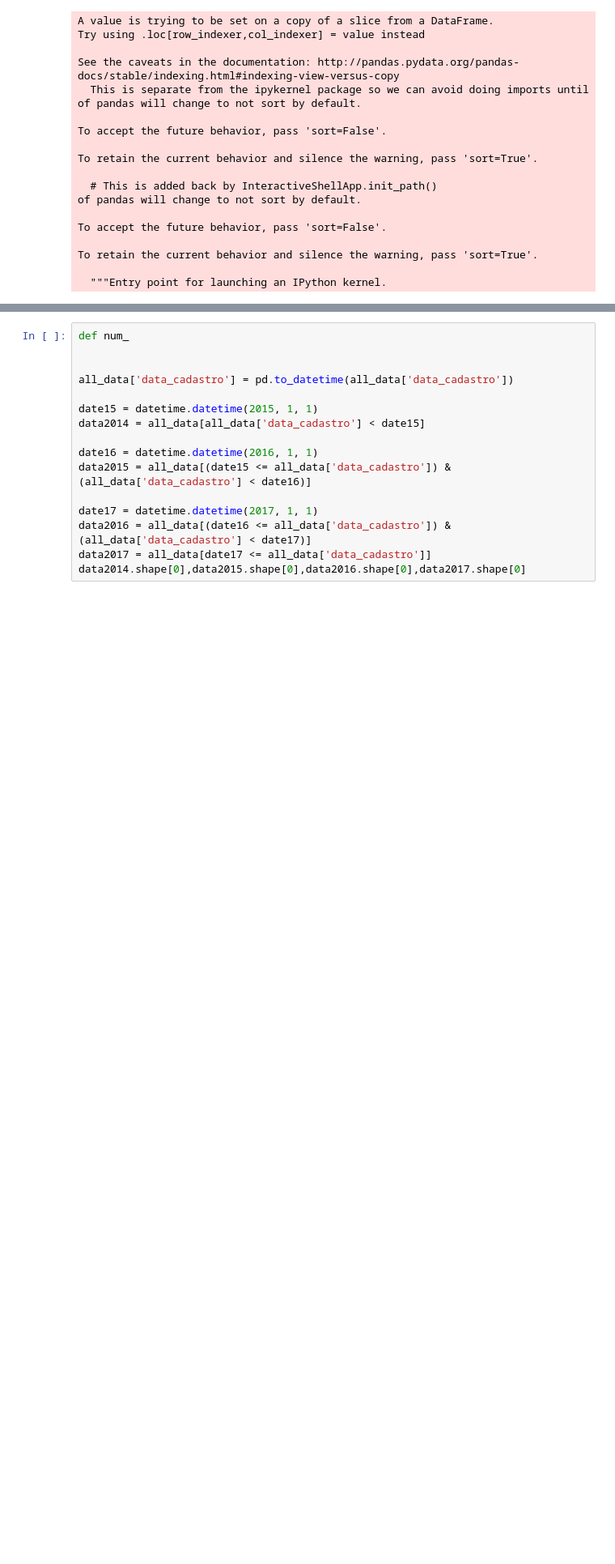
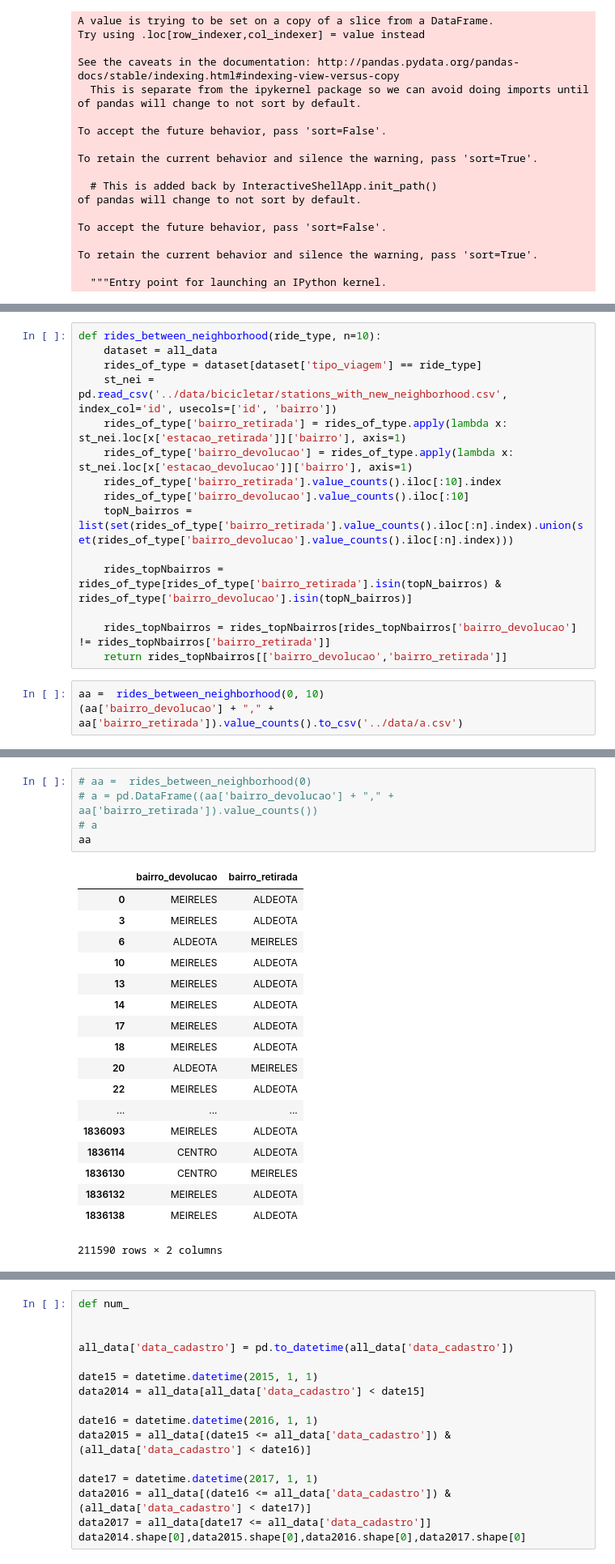
Before and after one commit to omadson/PhD, a Jupyter notebook: notebooks/create_new_datasets.ipynb, the cells around one changed output, grey strips where cells are left out. Shown: that part at 81% size. Drawn from its saved outputs; the diff is of its cells as text; blank space fills up the shorter version.

Commit message:
create dataset with rides between neighborhood

```diff
--- a/notebooks/create_new_datasets.ipynb
+++ b/notebooks/create_new_datasets.ipynb
@@ -245,0 +230,18 @@ sns.regplot(x='M_0', y='F_0', data=bb)
+# %%
+def rides_between_neighborhood(ride_type, n=10):
+    dataset = all_data
+    rides_of_type = dataset[dataset['tipo_viagem'] == ride_type]
+    st_nei = pd.read_csv('../data/bicicletar/stations_with_new_neighborhood.csv', index_col='id', usecols=['id', 'bairro'])
+    rides_of_type['bairro_retirada'] = rides_of_type.apply(lambda x: st_nei.loc[x['estacao_retirada']]['bairro'], axis=1)
+    rides_of_type['bairro_devolucao'] = rides_of_type.apply(lambda x: st_nei.loc[x['estacao_devolucao']]['bairro'], axis=1)
+    rides_of_type['bairro_retirada'].value_counts().iloc[:10].index
+    rides_of_type['bairro_devolucao'].value_counts().iloc[:10]
+    topN_bairros = list(set(rides_of_type['bairro_retirada'].value_counts().iloc[:n].index).union(set(rides_of_type['bairro_devolucao'].value_counts().iloc[:n].index)))
+
+    rides_topNbairros =   rides_of_type[rides_of_type['bairro_retirada'].isin(topN_bairros) & rides_of_type['bairro_devolucao'].isin(topN_bairros)]
+
+    rides_topNbairros = rides_topNbairros[rides_topNbairros['bairro_devolucao'] != rides_topNbairros['bairro_retirada']]
+    return rides_topNbairros[['bairro_devolucao','bairro_retirada']]
+# %%
+aa =  rides_between_neighborhood(0, 10)
+(aa['bairro_devolucao'] + "," + aa['bairro_retirada']).value_counts().to_csv('../data/a.csv')
@@ -245,0 +258,24 @@ sns.regplot(x='M_0', y='F_0', data=bb)
+# %%
+# aa =  rides_between_neighborhood(0)
+# a = pd.DataFrame((aa['bairro_devolucao'] + "," + aa['bairro_retirada']).value_counts())
+# a
+aa
+# %% [output]
+|  | bairro_devolucao | bairro_retirada |
+| 0 | MEIRELES | ALDEOTA |
+| 3 | MEIRELES | ALDEOTA |
+| 6 | ALDEOTA | MEIRELES |
+| 10 | MEIRELES | ALDEOTA |
+| 13 | MEIRELES | ALDEOTA |
+| 14 | MEIRELES | ALDEOTA |
+| 17 | MEIRELES | ALDEOTA |
+| 18 | MEIRELES | ALDEOTA |
+| 20 | ALDEOTA | MEIRELES |
+| 22 | MEIRELES | ALDEOTA |
+| ... | ... | ... |
+| 1836093 | MEIRELES | ALDEOTA |
+| 1836114 | CENTRO | ALDEOTA |
+| 1836130 | CENTRO | MEIRELES |
+| 1836132 | MEIRELES | ALDEOTA |
+| 1836138 | MEIRELES | ALDEOTA |
+211590 rows × 2 columns
```
Also changed, not shown: parts of 13 cells of this notebook.
